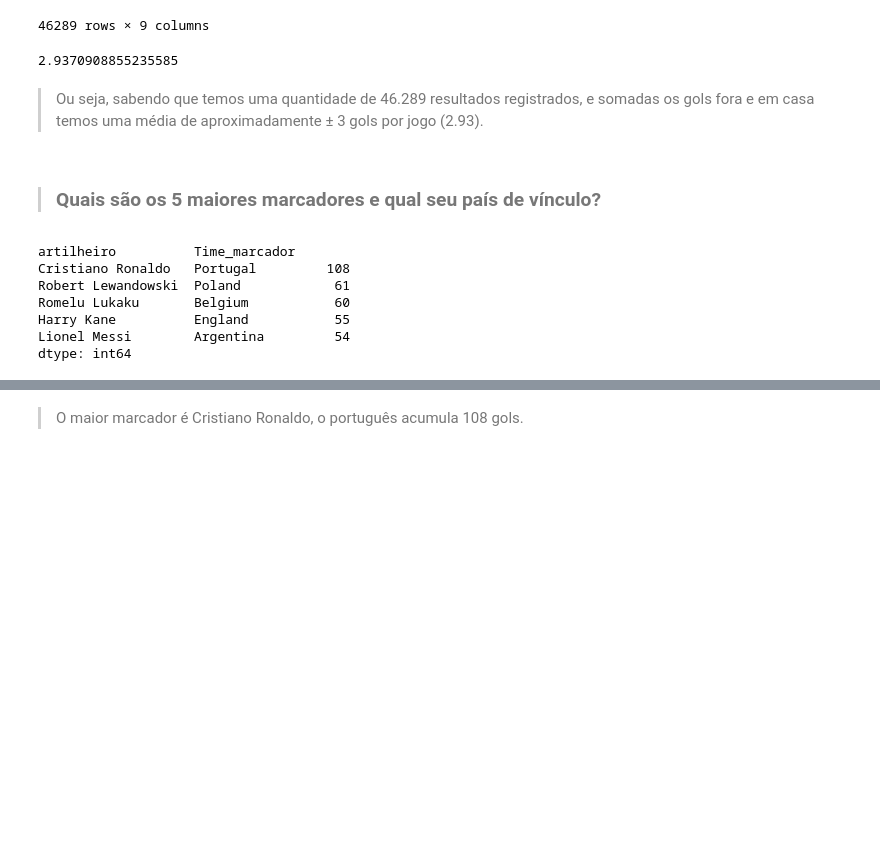
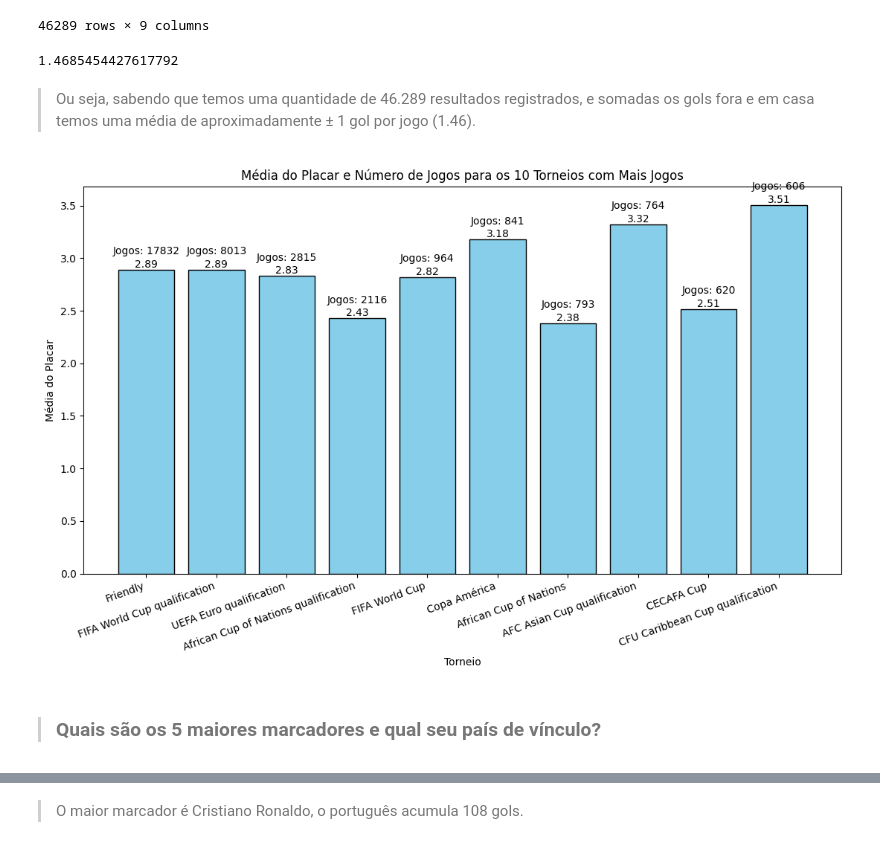
Before and after one commit to ErikHenning927/project_modulo3, a Jupyter notebook: main.ipynb, the cells around one changed output, grey strips where cells are left out. Cells and saved outputs as stored; diff of their text form; code cells hidden in the pictures; blank space fills up the shorter version.

Commit message:
Finalização da formatação do trabalho, aberto para ajustes pontuais. Adição de gráficos, readme, e modificação do enunciado do projeto.

```diff
--- a/main.ipynb
+++ b/main.ipynb
@@ -206,22 +206,44 @@ df_results
 | 46287 | 10-02-2024 | South Africa | DR Congo | 0 | 0 | African Cup of Nations | Abidjan | Ivory Coast | ... |
 | 46288 | 11-02-2024 | Ivory Coast | Nigeria | 2 | 1 | African Cup of Nations | Ebimpé | Ivory Coast | ... |
 46289 rows × 9 columns
-# %%
-(df_results['Placar_TIMEcasa'].sum() + df_results['Placar_TIMEfora'].sum()) / df_results.shape[0]
-# %% [output]
-2.9370908855235585
+# %%
+media_placar = np.mean((df_results['Placar_TIMEcasa'] + df_results['Placar_TIMEfora']) / 2)
+media_placar
+# %% [output]
+1.4685454427617792
 # %% [markdown]
-> Ou seja, sabendo que temos uma quantidade de 46.289 resultados registrados, e somadas os gols fora e em casa temos uma média de aproximadamente ± 3 gols por jogo (2.93).
+> Ou seja, sabendo que temos uma quantidade de 46.289 resultados registrados, e somadas os gols fora e em casa temos uma média de aproximadamente ± 1 gol por jogo (1.46).
+# %%
+###Criando o gráfico de média, utilizando dessa vez a média dos dez maiores Torneios.
+num_jogos_por_torneio = df_results['Torneio'].value_counts()
+top_10_torneios = num_jogos_por_torneio.nlargest(10).index # 10 torneios com mais jogos
+
+# Calcular a média do placar para cada torneio
+media_placar_por_torneio = df_results.groupby('Torneio')[['Placar_TIMEcasa', 'Placar_TIMEfora']].mean().sum(axis=1).loc[top_10_torneios]
+
+# Criar o gráfico de barras
+plt.figure(figsize=(11, 7))
+bars = plt.bar(media_placar_por_torneio.index, media_placar_por_torneio, color='skyblue', edgecolor='black')
+
+for i, torneio in enumerate(top_10_torneios):
+    plt.text(i, media_placar_por_torneio[torneio] + 0.05 * np.max(media_placar_por_torneio),
+             f'Jogos: {num_jogos_por_torneio[torneio]}', ha='center', va='center', color='black')
+
+
+for i, bar in enumerate(bars):
+    plt.text(bar.get_x() + bar.get_width() / 2, bar.get_height(), round(bar.get_height(), 2),
+             ha='center', va='bottom')
+
+plt.xticks(rotation=20, ha='right')
+
+plt.title('Média do Placar e Número de Jogos para os 10 Torneios com Mais Jogos')
+plt.xlabel('Torneio')
+plt.ylabel('Média do Placar')
+
+# Mostrar o gráfico
+plt.tight_layout()
+plt.show()
+# %% [output]
+[figure, added]
 # %% [markdown]
 >### Quais são os 5 maiores marcadores e qual seu país de vínculo?
-# %%
-top_5_artilheiros = df_goals.groupby(['artilheiro', 'Time_marcador']).size().nlargest(5)
-top_5_artilheiros
-# %% [output]
-artilheiro          Time_marcador
-Cristiano Ronaldo   Portugal         108
-Robert Lewandowski  Poland            61
-Romelu Lukaku       Belgium           60
-Harry Kane          England           55
-Lionel Messi        Argentina         54
-dtype: int64
```
Also changed, not shown: parts of 11 cells of this notebook, 1 other file.
